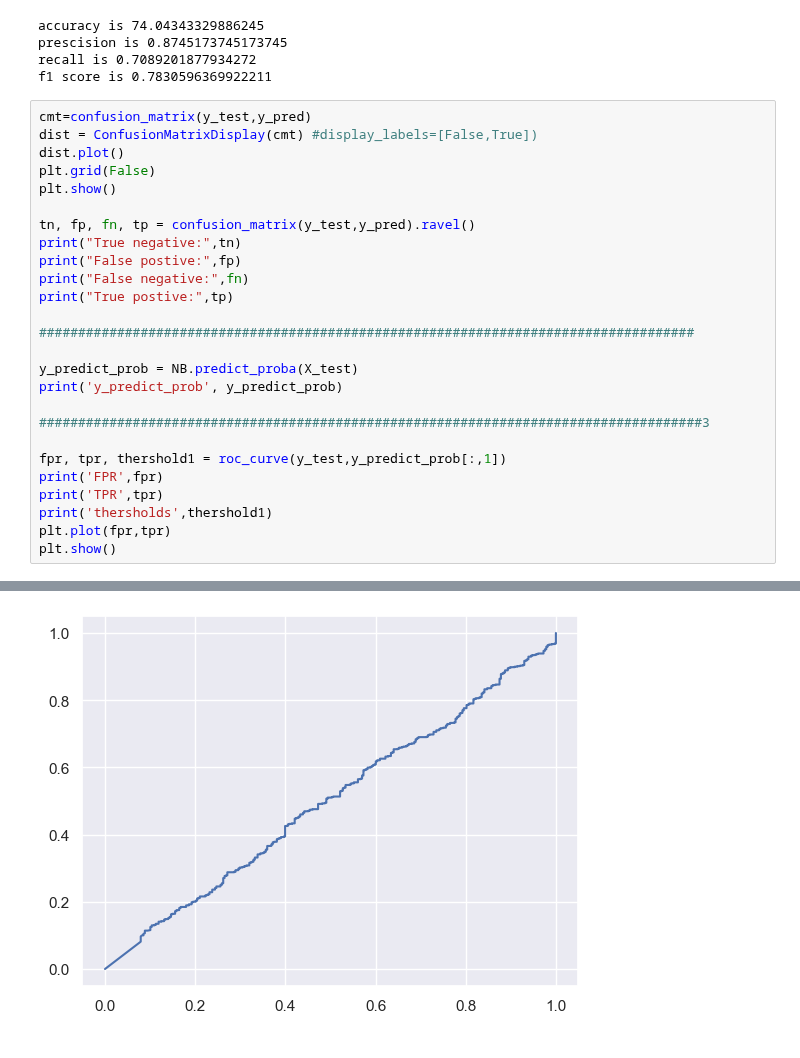
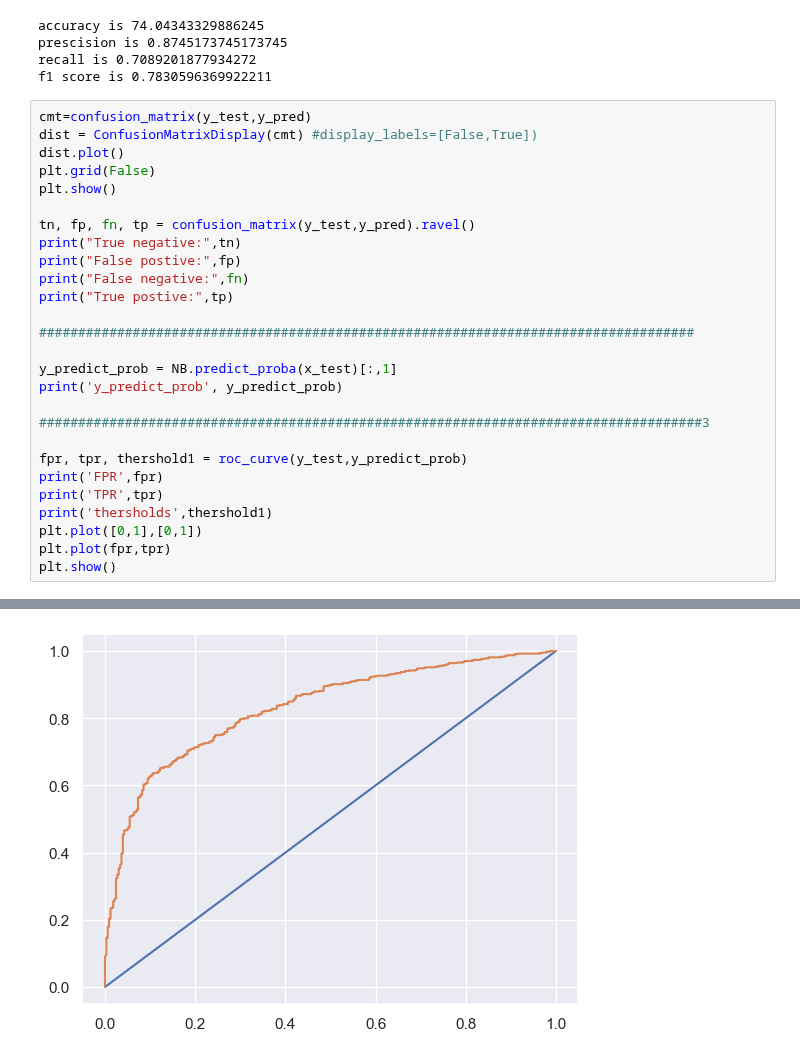
Before and after one commit to Sahilkhan-34/Machine-Learning, a Jupyter notebook: Classification/Telecom_Customer_Churn/TelecomCustomerChurn_Model_developement.ipynb, the cells around one changed output, grey strips where cells are left out. Drawn from its saved outputs; the diff is of its cells as text.

```diff
--- a/Classification/Telecom_Customer_Churn/TelecomCustomerChurn_Model_developement.ipynb
+++ b/Classification/Telecom_Customer_Churn/TelecomCustomerChurn_Model_developement.ipynb
@@ -1212,15 +1212,16 @@ print("True postive:",tp)
 
 ####################################################################################
 
-y_predict_prob = NB.predict_proba(X_test)
+y_predict_prob = NB.predict_proba(x_test)[:,1]
 print('y_predict_prob', y_predict_prob)
 
 #####################################################################################3
 
-fpr, tpr, thershold1 = roc_curve(y_test,y_predict_prob[:,1])
+fpr, tpr, thershold1 = roc_curve(y_test,y_predict_prob)
 print('FPR',fpr)
 print('TPR',tpr)
 print('thersholds',thershold1)
+plt.plot([0,1],[0,1])
 plt.plot(fpr,tpr)
 plt.show()
 # %% [output]
@@ -1245 +1246 @@ FPR [0.         0.07926829 0.07926829 0.07926829 0.08231707 0.08536585
-[figure, old version]
+[figure, new version]
```
Also changed, not shown: parts of 3 cells of this notebook.
